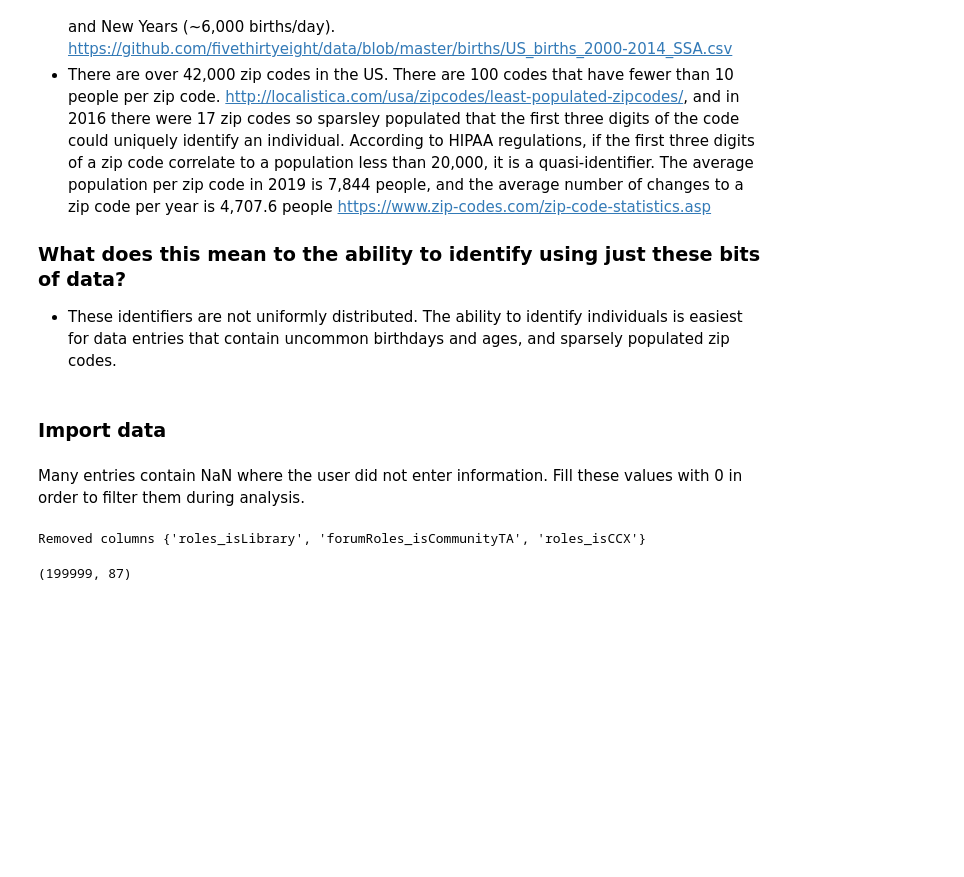
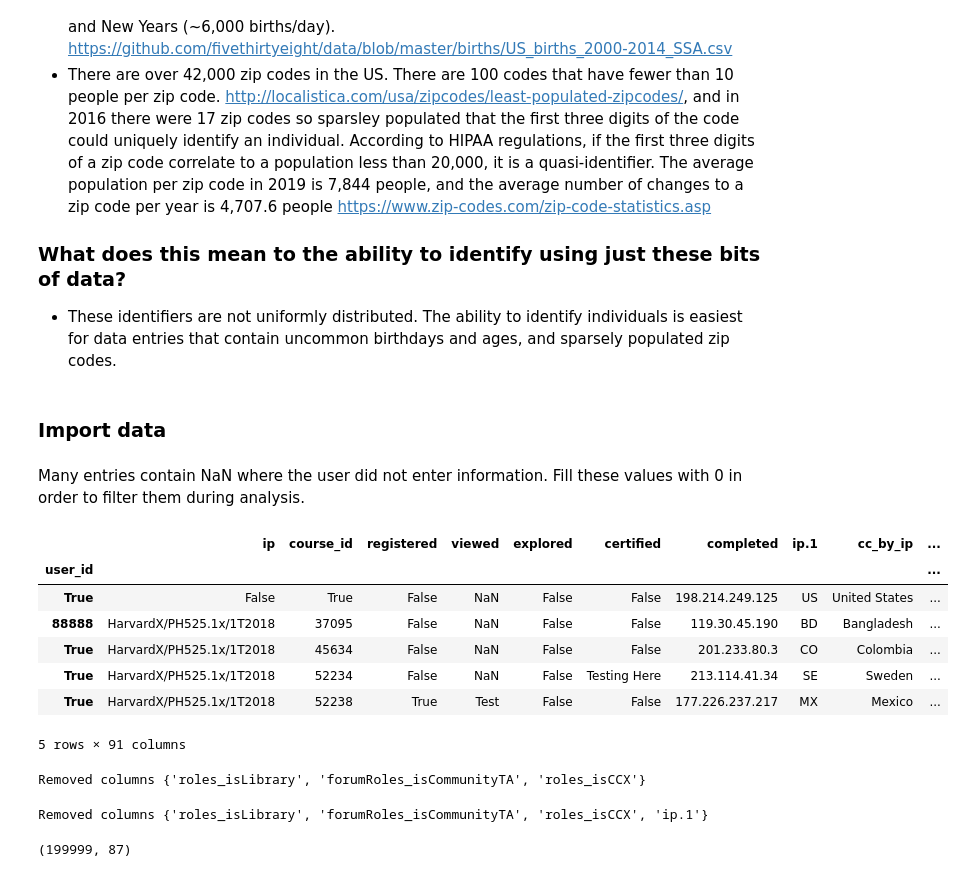
Before and after one commit to mleifer6/APComp221, a Jupyter notebook: identification.ipynb, the cells around one changed output. Saved outputs shown, nothing was run; the diff lists cells and outputs as text; code cells hidden in the pictures; blank space fills up the shorter version.

Commit message:
testing but this shouldn't be kept

```diff
--- a/identification.ipynb
+++ b/identification.ipynb
@@ -36,6 +36,21 @@ import matplotlib.pyplot as plt
 Many entries contain NaN where the user did not enter information. Fill these values with 0 in order to filter them during analysis.
 # %%
 NA_FILL_VALUE = 0
+# %%
+df_test = pd.read_csv("test.csv", dtype='unicode')
+df_test.index = df_test.user_id
+df_test = df_test.drop('user_id', axis = 1)
+# %%
+df_test
+# %% [output]
+|  | ip | course_id | registered | viewed | explored | certified | completed | ip.1 | cc_by_ip | ... |
+| user_id |  |  |  |  |  |  |  |  |  | ... |
+| True | False | True | False | NaN | False | False | 198.214.249.125 | US | United States | ... |
+| 88888 | HarvardX/PH525.1x/1T2018 | 37095 | False | NaN | False | False | 119.30.45.190 | BD | Bangladesh | ... |
+| True | HarvardX/PH525.1x/1T2018 | 45634 | False | NaN | False | False | 201.233.80.3 | CO | Colombia | ... |
+| True | HarvardX/PH525.1x/1T2018 | 52234 | False | NaN | False | Testing Here | 213.114.41.34 | SE | Sweden | ... |
+| True | HarvardX/PH525.1x/1T2018 | 52238 | True | Test | False | False | 177.226.237.217 | MX | Mexico | ... |
+5 rows × 91 columns
 # %%
 df_raw = pd.read_csv("mid_sample_set.csv", dtype='unicode')
 # Set user id as index
@@ -49,6 +64,14 @@ new_columns = set(df.columns.values)
 print("Removed columns", original_columns - new_columns)
 # %% [output]
 Removed columns {'roles_isLibrary', 'forumRoles_isCommunityTA', 'roles_isCCX'}
+# %%
+# Remove NA columns
+original_columns = set(df_test.columns.values)
+df_test= df_test.dropna(axis = 1, how = 'all').fillna(NA_FILL_VALUE)
+new_columns = set(df.columns.values)
+print("Removed columns", original_columns - new_columns)
+# %% [output]
+Removed columns {'roles_isLibrary', 'forumRoles_isCommunityTA', 'roles_isCCX', 'ip.1'}
 # %%
 # Confirm no NaN/Na left over
 assert not(df.isnull().values.any()), "Null Values"
```
Also changed, not shown: parts of 5 cells of this notebook, 2 other files.
